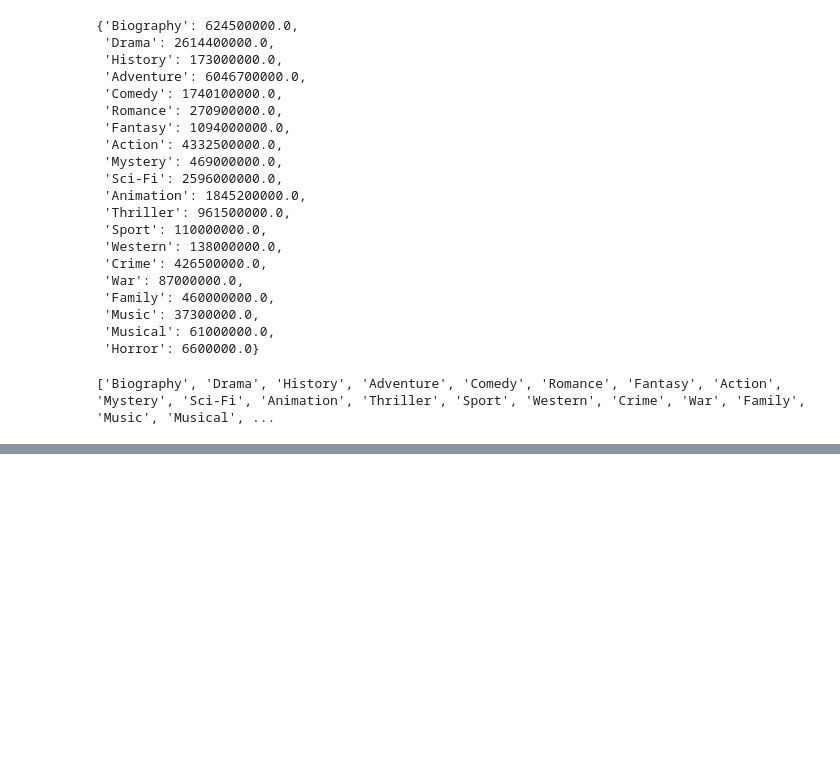
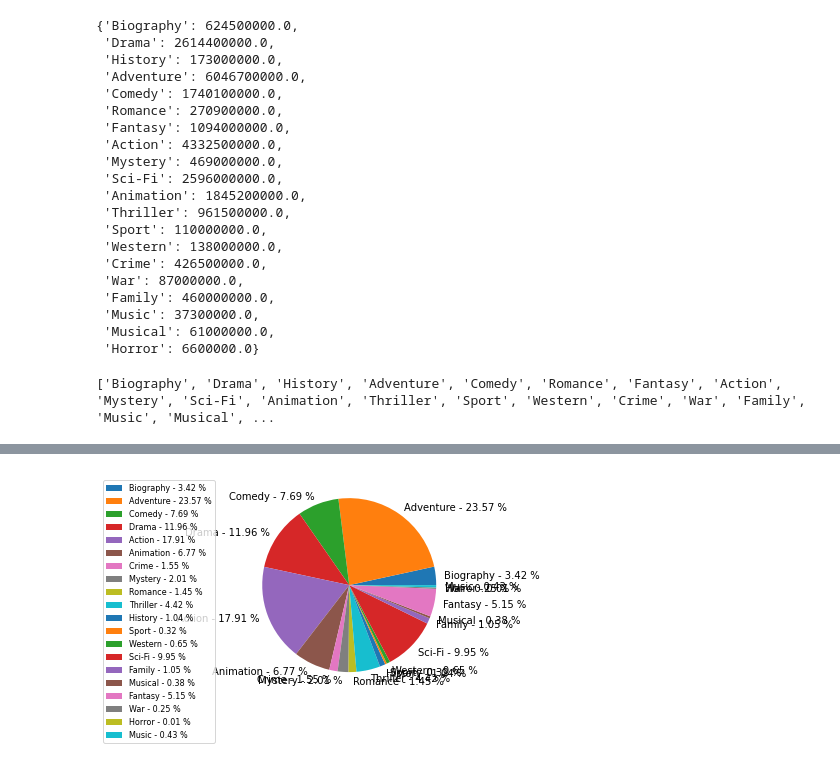
Before and after one commit to pradnyesh45/SQLite, a Jupyter notebook: IMDB.ipynb, the cells around one changed output, grey strips where cells are left out. Saved outputs shown, nothing was run; the diff lists cells and outputs as text; code cells hidden in the pictures; blank space fills up the shorter version.

```diff
--- a/IMDB.ipynb
+++ b/IMDB.ipynb
@@ -776,0 +888,5 @@ plt.show()
+# %%
+earning = []
+for i in range(len(answer)):
+    earning.append(float(answer[i][1]) + float(answer[i][2]))
+earning
@@ -776,0 +911,10 @@ plt.show()
+# %%
+dictionary = {}
+for i in range(len(genre)):
+    if (genre[i] == ''):
+        continue
+    if (genre[i] in dictionary):
+        dictionary[genre[i]] += earning[i]
+    else:
+        dictionary[genre[i]] = earning[i]
+dictionary
@@ -776,0 +942,7 @@ plt.show()
+# %%
+genre = []
+earning = []
+for i in dictionary.keys():
+    genre.append(i)
+    earning.append(dictionary[i])
+print(genre, earning)
@@ -776,0 +951,4 @@ plt.show()
+# %%
+np_genre = np.array(genre)
+np_earning = np.array(earning)
+np_genre, np_earning
@@ -776,0 +965,9 @@ plt.show()
+# %%
+porcent = 100.*np_earning/np_earning.sum()
+labels = ['{0} - {1:1.2f} %'.format(i, j) for i, j in zip(np_genre, porcent)]
+patches, textx = plt.pie(np_earning, labels = labels)
+plt.legend(labels, bbox_to_anchor=(-0.1, 1.),
+           fontsize=8)
+plt.show()
+# %% [output]
+[figure, added]
```
Also changed, not shown: parts of 19 cells of this notebook.
